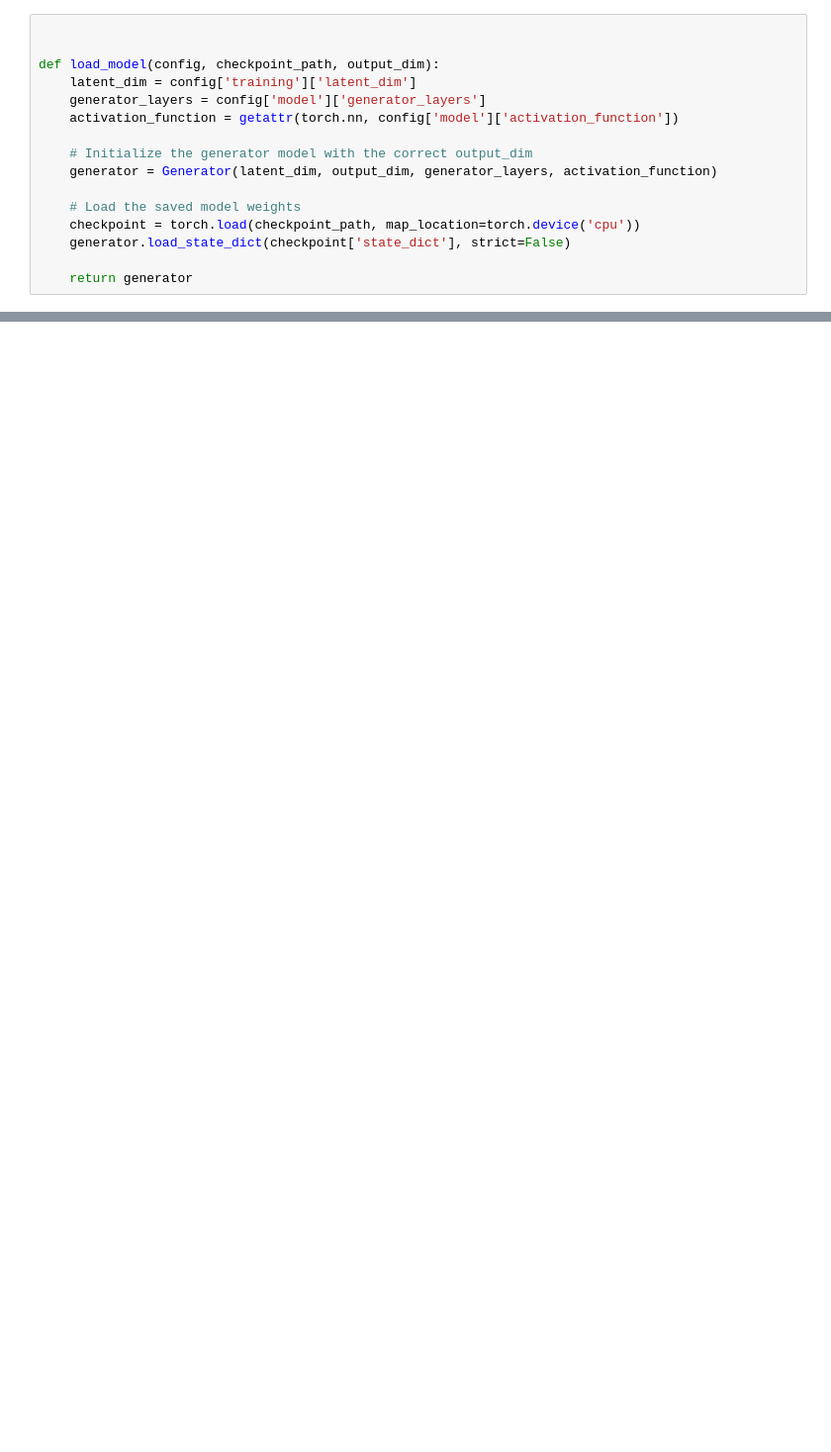
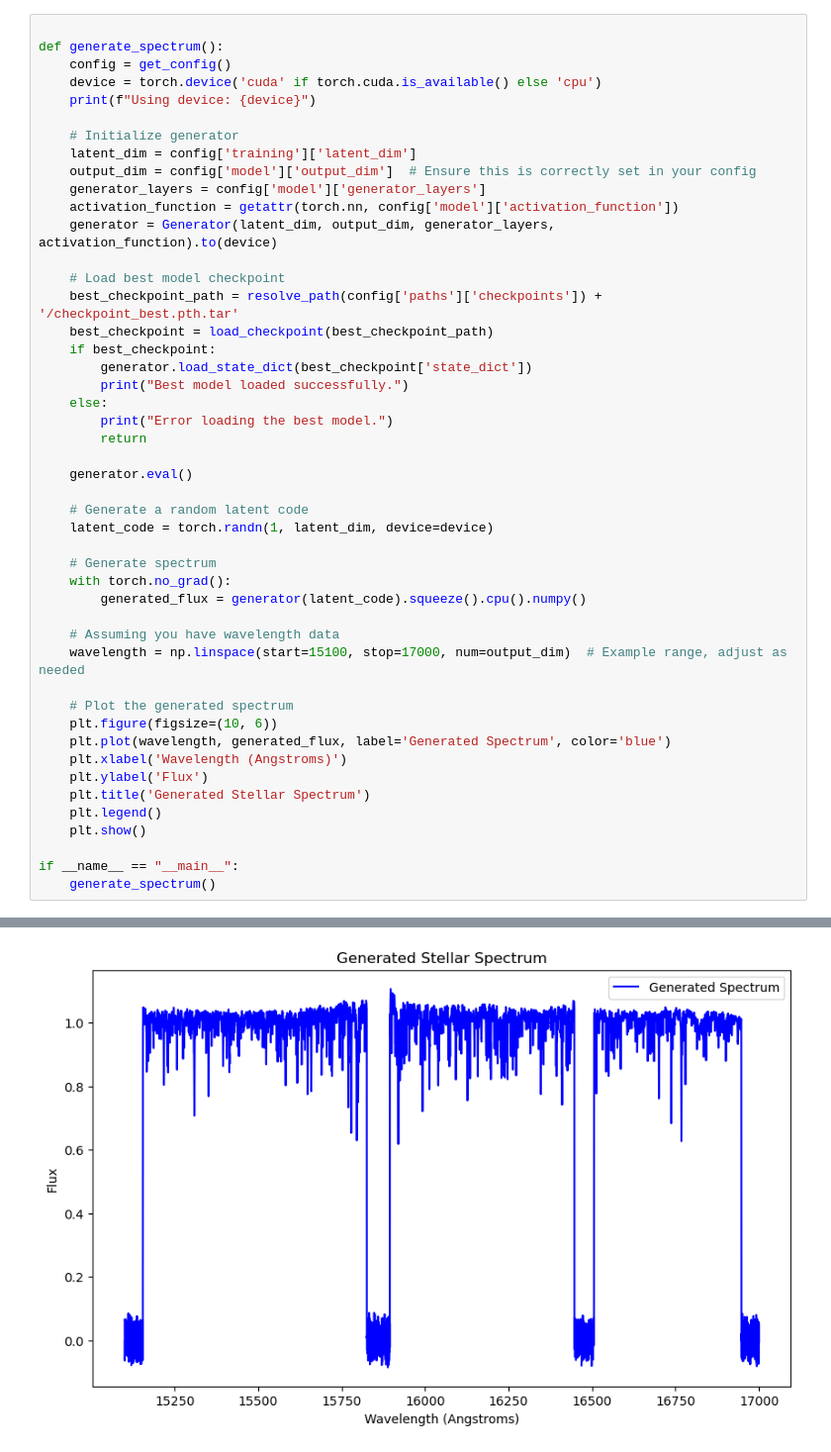
Before and after one commit to amirabezine/DeepSpectra, a Jupyter notebook: src/Untitled.ipynb, the cells around one changed output, grey strips where cells are left out. Shown at 99% size. Cells and saved outputs as stored; diff of their text form; blank space fills up the shorter version.

```diff
--- a/src/Untitled.ipynb
+++ b/src/Untitled.ipynb
@@ -9,16 +8,48 @@ from utils import resolve_path, get_config
 # %%
 
+def generate_spectrum():
+    config = get_config()
+    device = torch.device('cuda' if torch.cuda.is_available() else 'cpu')
+    print(f"Using device: {device}")
 
-def load_model(config, checkpoint_path, output_dim):
+    # Initialize generator
     latent_dim = config['training']['latent_dim']
+    output_dim = config['model']['output_dim']  # Ensure this is correctly set in your config
     generator_layers = config['model']['generator_layers']
     activation_function = getattr(torch.nn, config['model']['activation_function'])
+    generator = Generator(latent_dim, output_dim, generator_layers, activation_function).to(device)
 
-    # Initialize the generator model with the correct output_dim
-    generator = Generator(latent_dim, output_dim, generator_layers, activation_function)
+    # Load best model checkpoint
+    best_checkpoint_path = resolve_path(config['paths']['checkpoints']) + '/checkpoint_best.pth.tar'
+    best_checkpoint = load_checkpoint(best_checkpoint_path)
+    if best_checkpoint:
+        generator.load_state_dict(best_checkpoint['state_dict'])
+        print("Best model loaded successfully.")
+    else:
+        print("Error loading the best model.")
+        return
 
-    # Load the saved model weights
-    checkpoint = torch.load(checkpoint_path, map_location=torch.device('cpu'))
-    generator.load_state_dict(checkpoint['state_dict'], strict=False)
+    generator.eval()
 
-    return generator
+    # Generate a random latent code
+    latent_code = torch.randn(1, latent_dim, device=device)
+
+    # Generate spectrum
+    with torch.no_grad():
+        generated_flux = generator(latent_code).squeeze().cpu().numpy()
+
+    # Assuming you have wavelength data
+    wavelength = np.linspace(start=15100, stop=17000, num=output_dim)  # Example range, adjust as needed
+
+    # Plot the generated spectrum
+    plt.figure(figsize=(10, 6))
+    plt.plot(wavelength, generated_flux, label='Generated Spectrum', color='blue')
+    plt.xlabel('Wavelength (Angstroms)')
+    plt.ylabel('Flux')
+    plt.title('Generated Stellar Spectrum')
+    plt.legend()
+    plt.show()
+
+if __name__ == "__main__":
+    generate_spectrum()
+# %% [output]
@@ -24,0 +59 @@ def load_model(config, checkpoint_path, output_dim):
+[figure, added]
```
Also changed, not shown: parts of 5 cells of this notebook, 10 other files.
